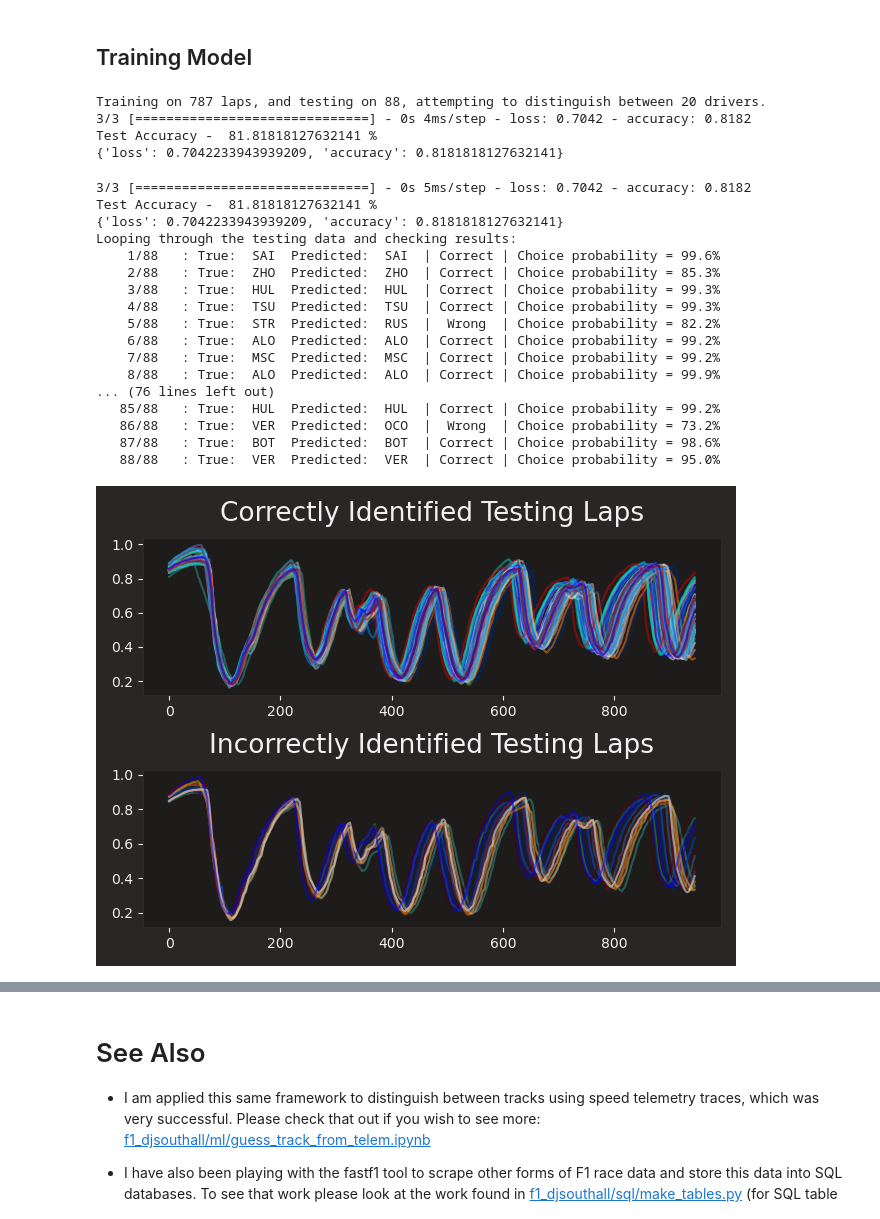
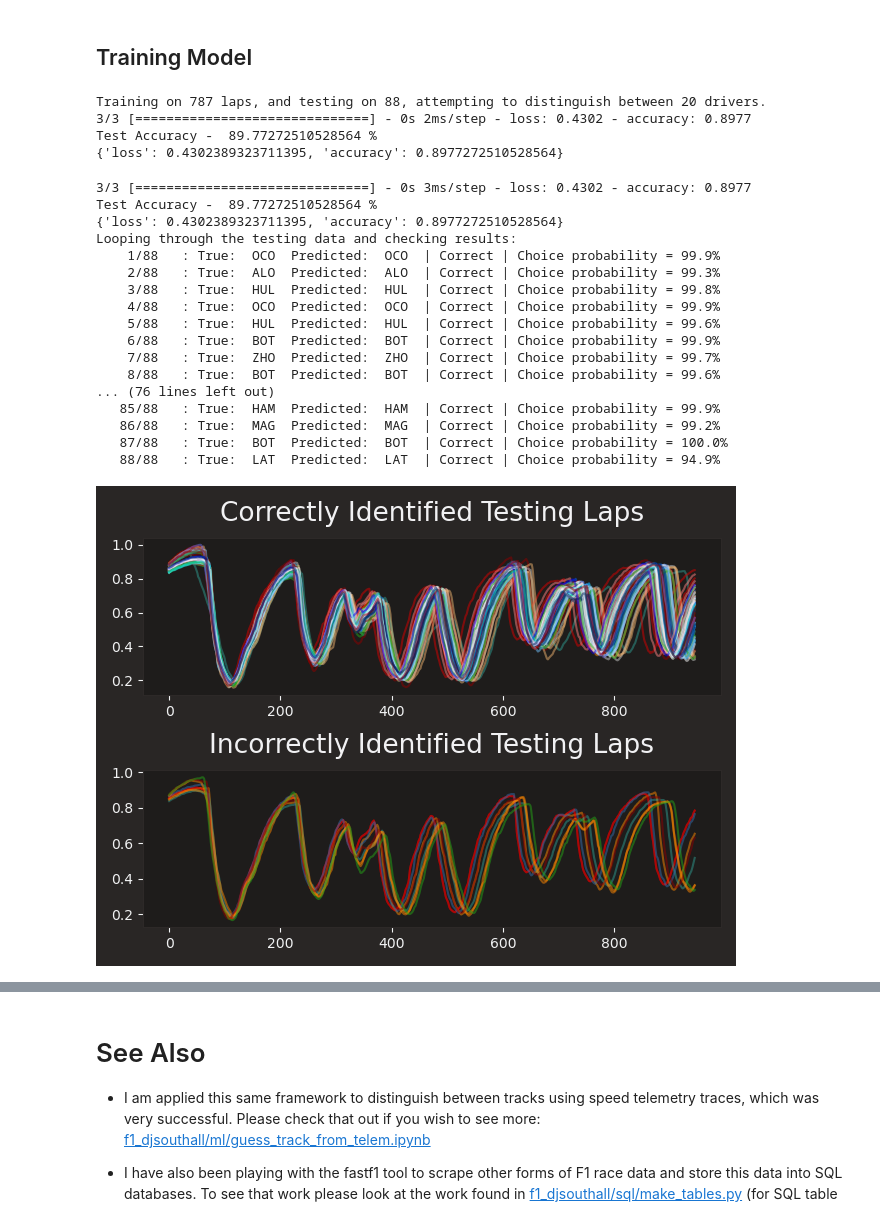
Before and after one commit to djsouthall/f1_djsouthall, a Jupyter notebook: ml/guess_driver_from_telem.ipynb, the cells around one changed output, grey strips where cells are left out. Drawn from its saved outputs; the diff is of its cells as text; code cells hidden in the pictures.

Commit message:
updating readme and model, with image output

```diff
--- a/ml/guess_driver_from_telem.ipynb
+++ b/ml/guess_driver_from_telem.ipynb
@@ -200,8 +200,9 @@ convolutional = False # Still working on CNN, only NN tested right now.
 if convolutional == False:
     model = keras.models.Sequential([
         keras.layers.Dense(units=50, activation='tanh', input_shape=(training_data.shape[1],)),
-        keras.layers.Dense(units=32, activation='tanh'),
-        keras.layers.Dense(units=16, activation='tanh'),
+        keras.layers.Dense(units=100, activation='tanh'),
+        keras.layers.Dense(units=100, activation='tanh'),
+        keras.layers.Dense(units=3*len(label_dict), activation='tanh'),
         keras.layers.Dense(units=len(label_dict), activation='softmax')
         ])
 else:
@@ -259,50 +262,51 @@ print('Test Accuracy - ', testing_acc,'%')
 print(dict(zip(model.metrics_names, result)))
 # %% [output]
 Training on 787 laps, and testing on 88, attempting to distinguish between 20 drivers.
-3/3 [==============================] - 0s 4ms/step - loss: 0.7042 - accuracy: 0.8182
-Test Accuracy -  81.81818127632141 %
-{'loss': 0.7042233943939209, 'accuracy': 0.8181818127632141}
+3/3 [==============================] - 0s 2ms/step - loss: 0.4302 - accuracy: 0.8977
+Test Accuracy -  89.77272510528564 %
+{'loss': 0.4302389323711395, 'accuracy': 0.8977272510528564}
 # %%
 result = model.evaluate(testing_data,testing_labels,verbose=1)
 
 # Changing the accuracy into a percentage
 testing_acc = result[1]*100
 # Printing the accuracy
 print('Test Accuracy - ', testing_acc,'%')
 print(dict(zip(model.metrics_names, result)))
 
 predictions = model(testing_data, training=False)
 print('Looping through the testing data and checking results:')
 
-plt.figure()
+fig = plt.figure()
 ax1 = plt.subplot(2,1,1)
 ax1.title.set_text('Correctly Identified Testing Laps')
 ax2 = plt.subplot(2,1,2)
 ax2.title.set_text('Incorrectly Identified Testing Laps')
 for i, (expect, predict) in enumerate(zip(testing_labels.numpy() , predictions.numpy())):
     print('{:5}/{:<5}: True:{:^7}Predicted:{:^7}| {:^7} | Choice probability = {:.1f}%'.format(i+1, testing_data.shape[0], label_dict[expect[0]].upper(), label_dict[predict.argmax()].upper(), ['Wrong', 'Correct'][predict.argmax() == expect[0]],  predict.max()*100))
     [ax2, ax1][predict.argmax() == expect[0]].plot(testing_data.numpy()[i], c=fastf1.plotting.driver_color(label_dict[expect[0]].upper()), alpha=0.5)
 
 plt.tight_layout()
+fig.savefig(os.path.join(os.environ['f1_install'], 'examples', 'driver_identification', 'lap_id.svg'), transparent=False)
 # %% [output]
-3/3 [==============================] - 0s 5ms/step - loss: 0.7042 - accuracy: 0.8182
-Test Accuracy -  81.81818127632141 %
-{'loss': 0.7042233943939209, 'accuracy': 0.8181818127632141}
+3/3 [==============================] - 0s 3ms/step - loss: 0.4302 - accuracy: 0.8977
+Test Accuracy -  89.77272510528564 %
+{'loss': 0.4302389323711395, 'accuracy': 0.8977272510528564}
 Looping through the testing data and checking results:
-    1/88   : True:  SAI  Predicted:  SAI  | Correct | Choice probability = 99.6%
-    2/88   : True:  ZHO  Predicted:  ZHO  | Correct | Choice probability = 85.3%
-    3/88   : True:  HUL  Predicted:  HUL  | Correct | Choice probability = 99.3%
-    4/88   : True:  TSU  Predicted:  TSU  | Correct | Choice probability = 99.3%
-    5/88   : True:  STR  Predicted:  RUS  |  Wrong  | Choice probability = 82.2%
-    6/88   : True:  ALO  Predicted:  ALO  | Correct | Choice probability = 99.2%
-    7/88   : True:  MSC  Predicted:  MSC  | Correct | Choice probability = 99.2%
-    8/88   : True:  ALO  Predicted:  ALO  | Correct | Choice probability = 99.9%
+    1/88   : True:  OCO  Predicted:  OCO  | Correct | Choice probability = 99.9%
+    2/88   : True:  ALO  Predicted:  ALO  | Correct | Choice probability = 99.3%
+    3/88   : True:  HUL  Predicted:  HUL  | Correct | Choice probability = 99.8%
+    4/88   : True:  OCO  Predicted:  OCO  | Correct | Choice probability = 99.9%
+    5/88   : True:  HUL  Predicted:  HUL  | Correct | Choice probability = 99.6%
+    6/88   : True:  BOT  Predicted:  BOT  | Correct | Choice probability = 99.9%
+    7/88   : True:  ZHO  Predicted:  ZHO  | Correct | Choice probability = 99.7%
+    8/88   : True:  BOT  Predicted:  BOT  | Correct | Choice probability = 99.6%
 ... (76 lines left out)
-   85/88   : True:  HUL  Predicted:  HUL  | Correct | Choice probability = 99.2%
-   86/88   : True:  VER  Predicted:  OCO  |  Wrong  | Choice probability = 73.2%
-   87/88   : True:  BOT  Predicted:  BOT  | Correct | Choice probability = 98.6%
-   88/88   : True:  VER  Predicted:  VER  | Correct | Choice probability = 95.0%
+   85/88   : True:  HAM  Predicted:  HAM  | Correct | Choice probability = 99.9%
+   86/88   : True:  MAG  Predicted:  MAG  | Correct | Choice probability = 99.2%
+   87/88   : True:  BOT  Predicted:  BOT  | Correct | Choice probability = 100.0%
+   88/88   : True:  LAT  Predicted:  LAT  | Correct | Choice probability = 94.9%
-[figure, old version]
+[figure, new version]
 # %% [markdown]
 # Conclusions
 
```
Also changed, not shown: parts of 4 cells of this notebook, 2 other files.
